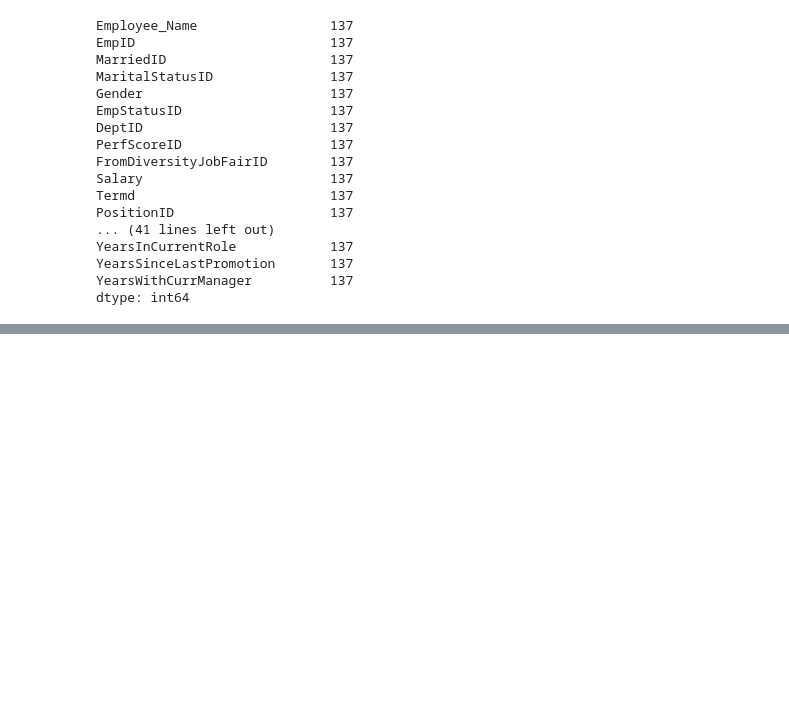
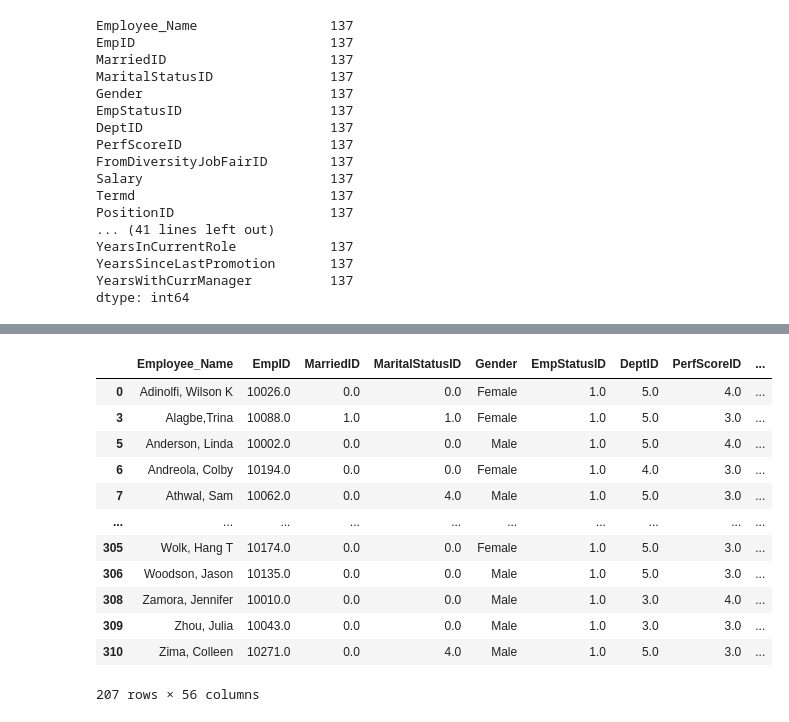
Before and after one commit to JeswinThomasAJ/Business-Analytics-with-Python, a Jupyter notebook: HR_Analytics.ipynb, the cells around one changed output, grey strips where cells are left out. Saved outputs shown, nothing was run; the diff lists cells and outputs as text; code cells hidden in the pictures; blank space fills up the shorter version.

```diff
--- a/HR_Analytics.ipynb
+++ b/HR_Analytics.ipynb
@@ -60,0 +101,16 @@ dtype: int64
+# %%
+df.loc[df["EmploymentStatus"]=="Active"]
+# %% [output]
+|  | Employee_Name | EmpID | MarriedID | MaritalStatusID | Gender | EmpStatusID | DeptID | PerfScoreID | ... |
+| 0 | Adinolfi, Wilson K | 10026.0 | 0.0 | 0.0 | Female | 1.0 | 5.0 | 4.0 | ... |
+| 3 | Alagbe,Trina | 10088.0 | 1.0 | 1.0 | Female | 1.0 | 5.0 | 3.0 | ... |
+| 5 | Anderson, Linda | 10002.0 | 0.0 | 0.0 | Male | 1.0 | 5.0 | 4.0 | ... |
+| 6 | Andreola, Colby | 10194.0 | 0.0 | 0.0 | Female | 1.0 | 4.0 | 3.0 | ... |
+| 7 | Athwal, Sam | 10062.0 | 0.0 | 4.0 | Male | 1.0 | 5.0 | 3.0 | ... |
+| ... | ... | ... | ... | ... | ... | ... | ... | ... | ... |
+| 305 | Wolk, Hang T | 10174.0 | 0.0 | 0.0 | Female | 1.0 | 5.0 | 3.0 | ... |
+| 306 | Woodson, Jason | 10135.0 | 0.0 | 0.0 | Male | 1.0 | 5.0 | 3.0 | ... |
+| 308 | Zamora, Jennifer | 10010.0 | 0.0 | 0.0 | Male | 1.0 | 3.0 | 4.0 | ... |
+| 309 | Zhou, Julia | 10043.0 | 0.0 | 0.0 | Male | 1.0 | 3.0 | 3.0 | ... |
+| 310 | Zima, Colleen | 10271.0 | 0.0 | 4.0 | Male | 1.0 | 5.0 | 3.0 | ... |
+207 rows × 56 columns
```
Also changed, not shown: parts of 15 cells of this notebook.
